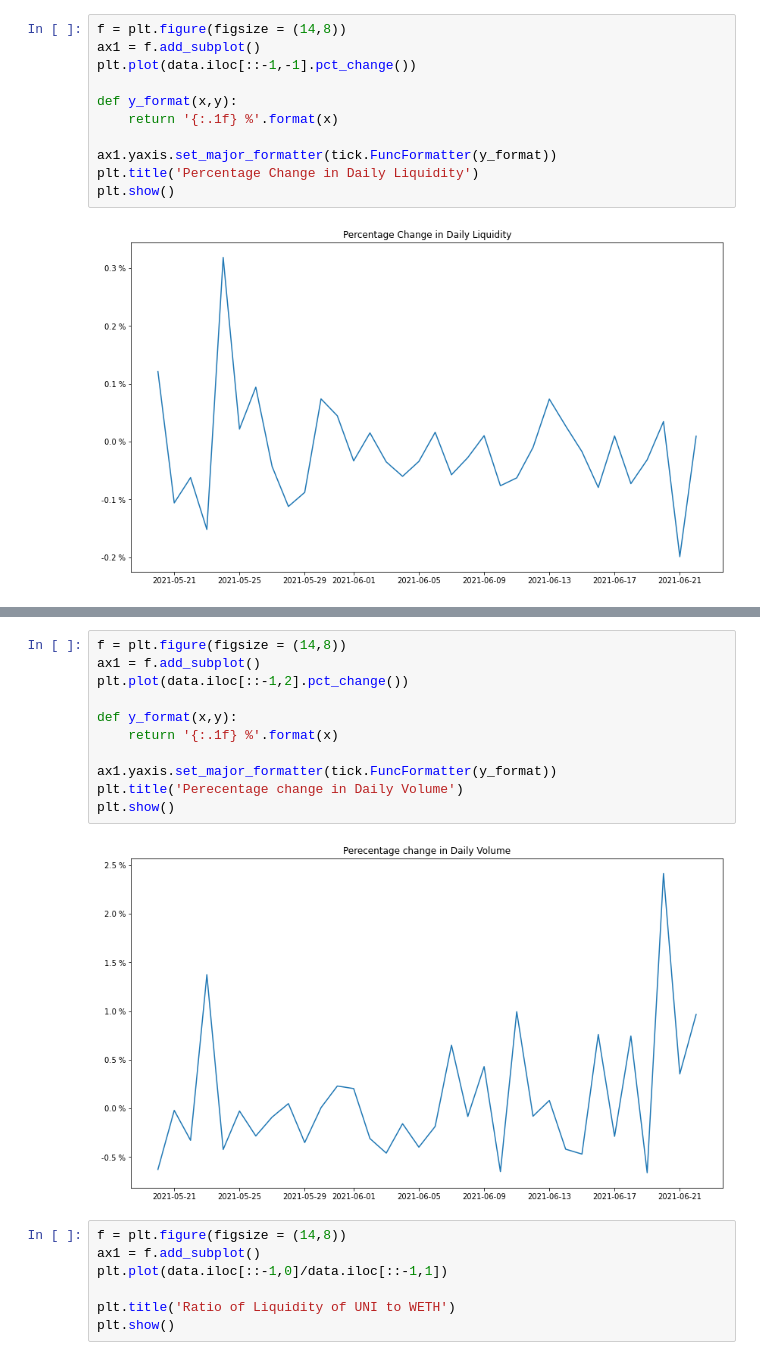
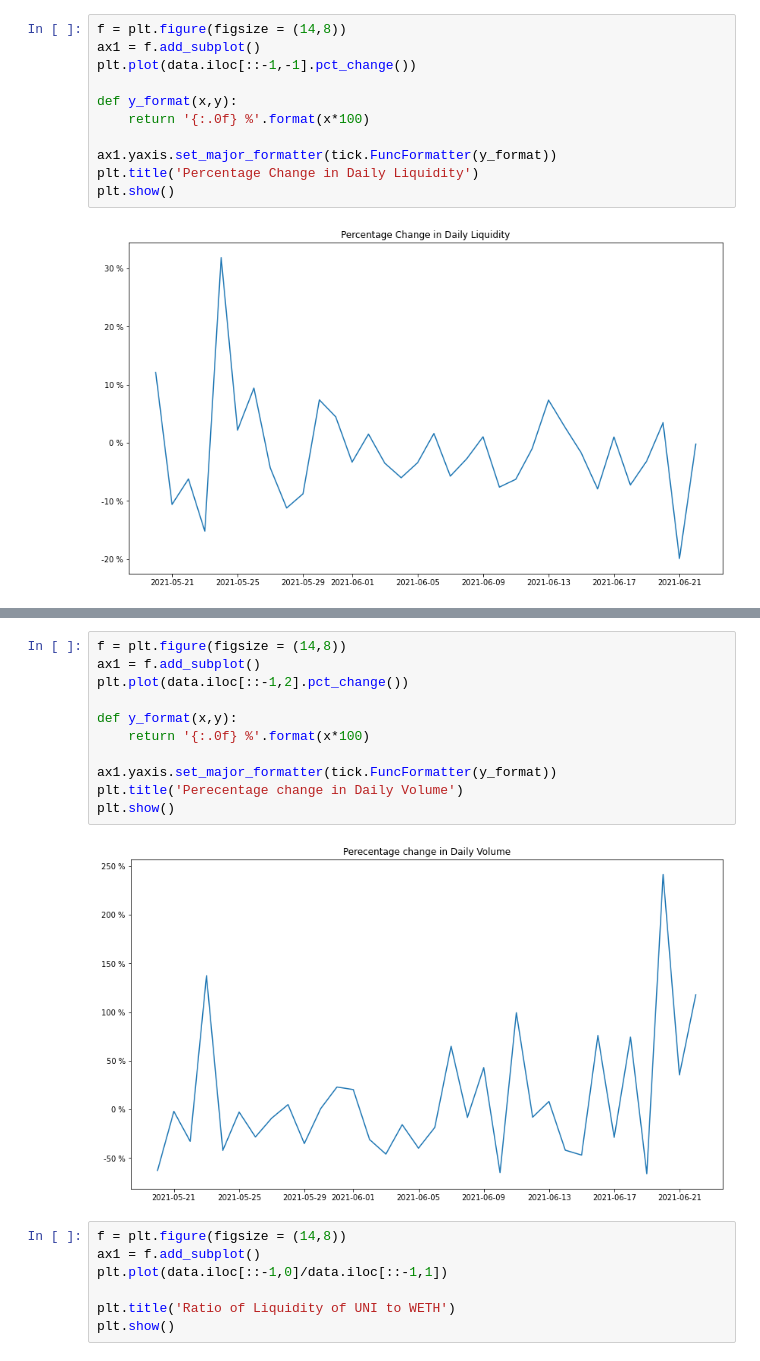
Before and after one commit to manav-1512/uniswap-falconx-assignment, a Jupyter notebook: FalconX_Assignment.ipynb, the cells around one changed output, grey strips where cells are left out. Cells and saved outputs as stored; diff of their text form.

```diff
--- a/FalconX_Assignment.ipynb
+++ b/FalconX_Assignment.ipynb
@@ -150,7 +150,7 @@ ax1 = f.add_subplot()
 plt.plot(data.iloc[::-1,-1].pct_change())
 
 def y_format(x,y):
-    return '{:.1f} %'.format(x)
+    return '{:.0f} %'.format(x*100)
 
 ax1.yaxis.set_major_formatter(tick.FuncFormatter(y_format))
 plt.title('Percentage Change in Daily Liquidity')
@@ -173,16 +173,16 @@ plt.show()
 # %%
 f = plt.figure(figsize = (14,8))
 ax1 = f.add_subplot()
 plt.plot(data.iloc[::-1,2].pct_change())
 
 def y_format(x,y):
-    return '{:.1f} %'.format(x)
+    return '{:.0f} %'.format(x*100)
 
 ax1.yaxis.set_major_formatter(tick.FuncFormatter(y_format))
 plt.title('Perecentage change in Daily Volume')
 plt.show()
 # %% [output]
-[figure, old version]
+[figure, new version]
 # %%
 f = plt.figure(figsize = (14,8))
 ax1 = f.add_subplot()
```
Also changed, not shown: parts of 5 cells of this notebook.
